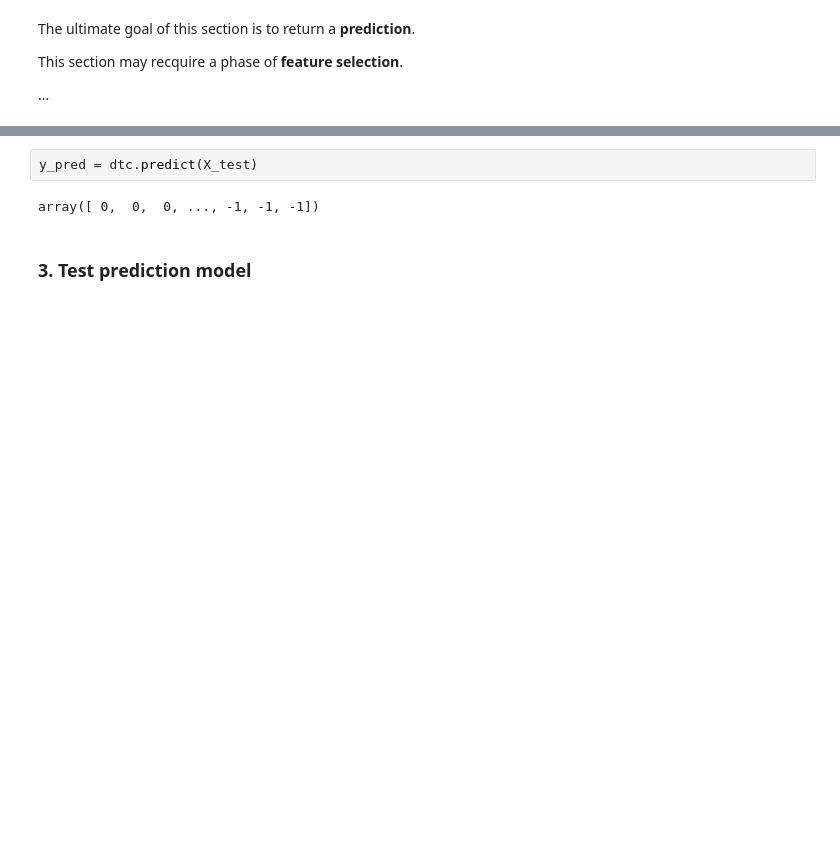
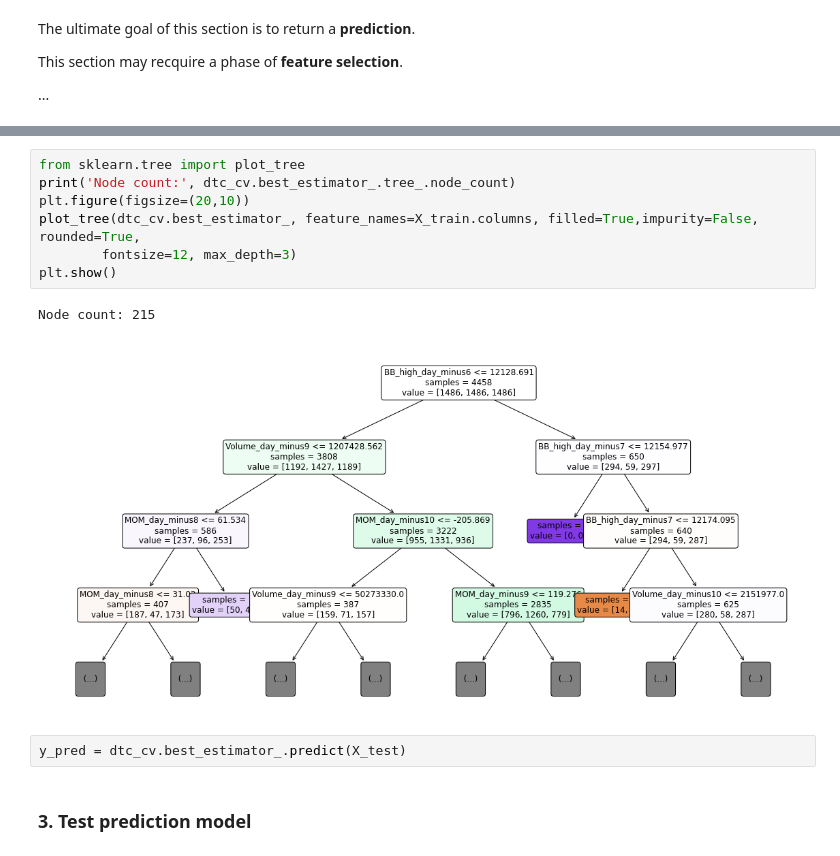
Before and after one commit to KhelifaAmeur/ML-trading-strategies, a Jupyter notebook: test_CART.ipynb, the cells around one changed output, grey strips where cells are left out. Saved outputs shown, nothing was run; the diff lists cells and outputs as text; blank space fills up the shorter version.

```diff
--- a/test_CART.ipynb
+++ b/test_CART.ipynb
@@ -161,7 +172,15 @@ DecisionTreeClassifier()
+# %%
+from sklearn.tree import plot_tree
+print('Node count:', dtc_cv.best_estimator_.tree_.node_count)
+plt.figure(figsize=(20,10))
+plot_tree(dtc_cv.best_estimator_, feature_names=X_train.columns, filled=True,impurity=False, rounded=True,
+        fontsize=12, max_depth=3)
+plt.show()
+# %% [output]
+Node count: 215
+[figure, added]
 # %%
-y_pred = dtc.predict(X_test)
+y_pred = dtc_cv.best_estimator_.predict(X_test)
-# %% [output]
-array([ 0,  0,  0, ..., -1, -1, -1])
 # %% [markdown]
 ### 3. Test prediction model
 # %%
```
Also changed, not shown: parts of 13 cells of this notebook, 2 other files.
